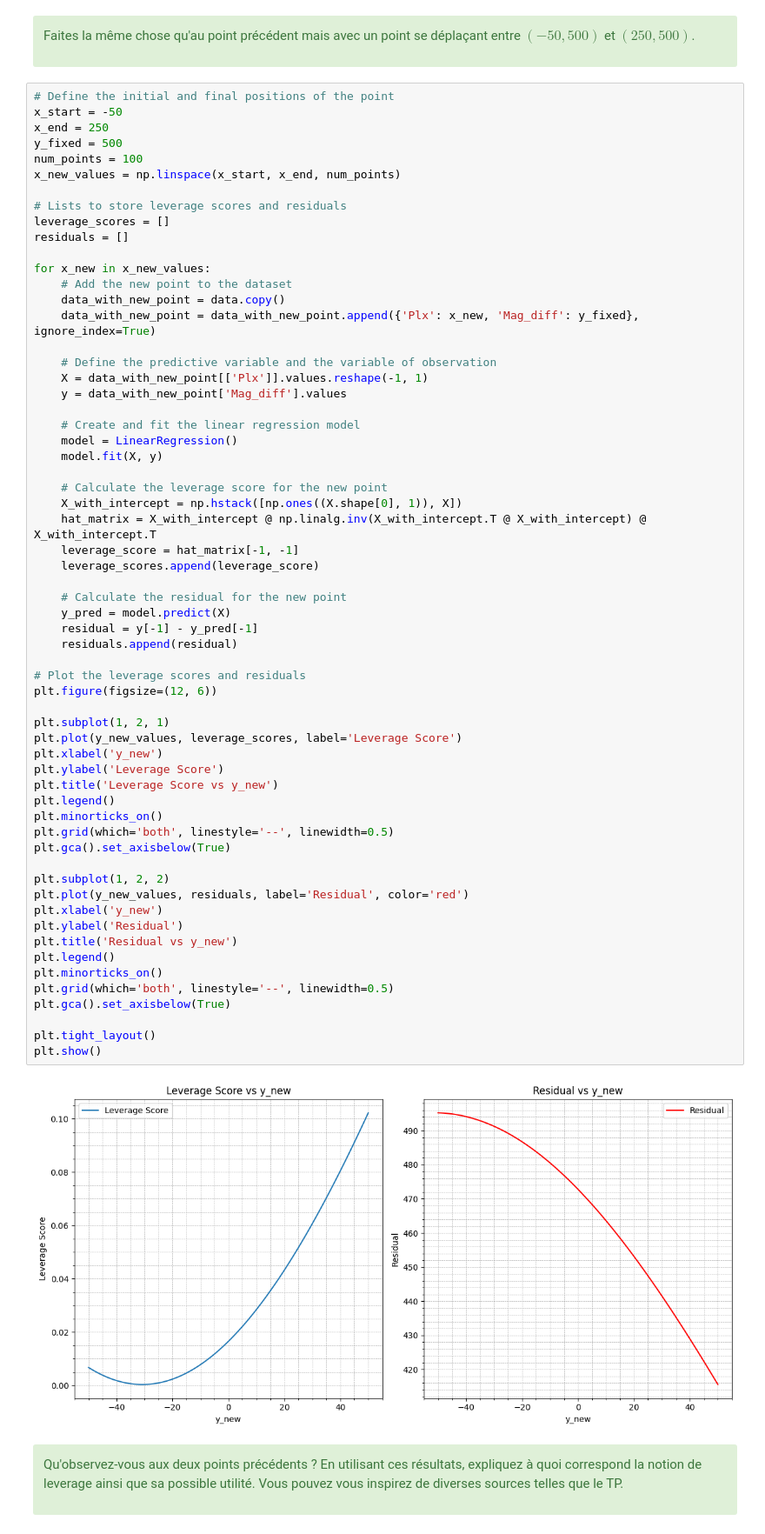
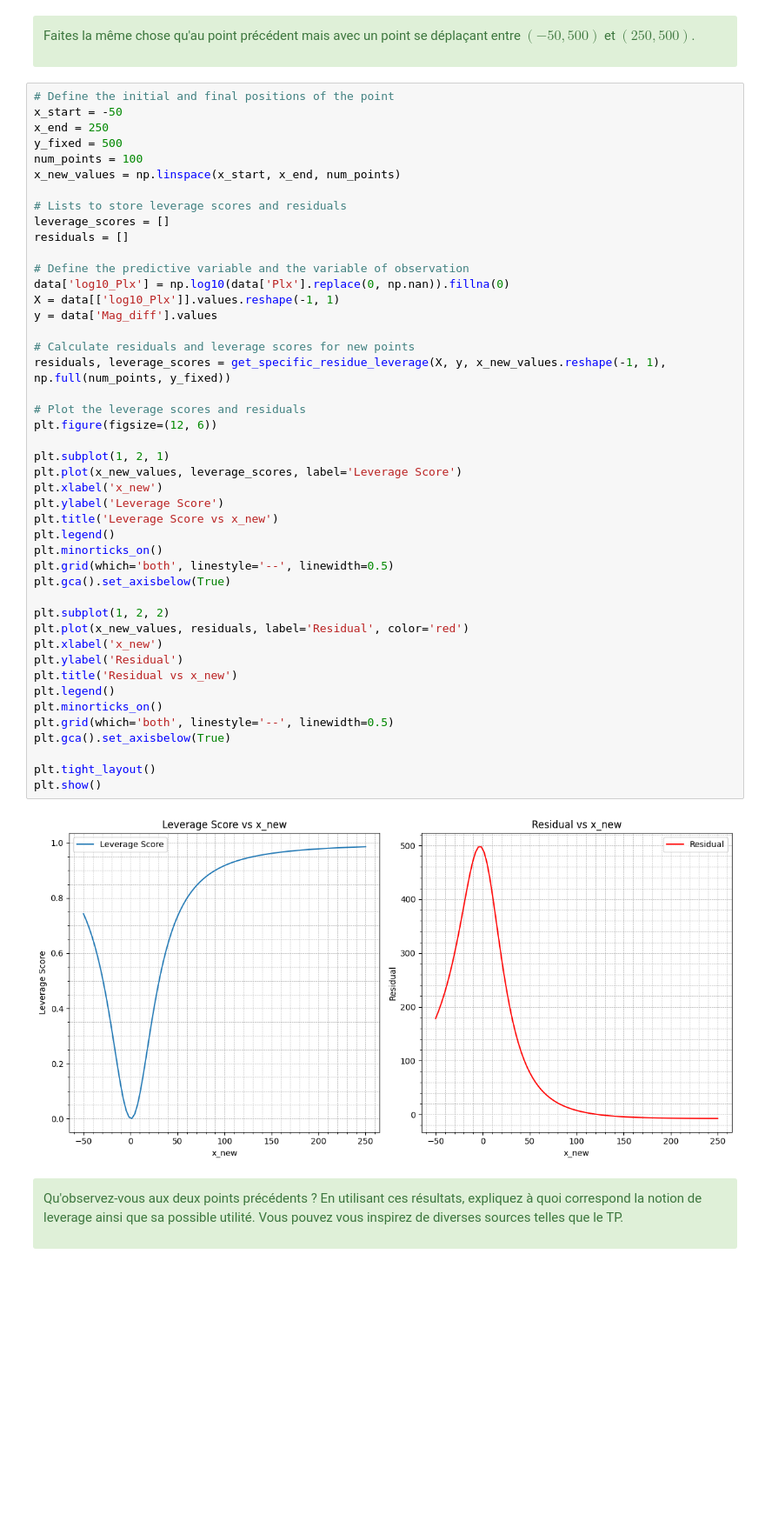
Before and after one commit to LeJzer03/Stat.-Devoir---Github, a Jupyter notebook: math0487_hw2.ipynb, the cells around one changed output. Shown at 87% size. Cells and saved outputs as stored; diff of their text form; blank space fills up the shorter version.

```diff
--- a/math0487_hw2.ipynb
+++ b/math0487_hw2.ipynb
@@ -719,62 +700,46 @@ x_end = 250
 y_fixed = 500
 num_points = 100
 x_new_values = np.linspace(x_start, x_end, num_points)
 
 # Lists to store leverage scores and residuals
 leverage_scores = []
 residuals = []
 
-for x_new in x_new_values:
-    # Add the new point to the dataset
-    data_with_new_point = data.copy()
-    data_with_new_point = data_with_new_point.append({'Plx': x_new, 'Mag_diff': y_fixed}, ignore_index=True)
+# Define the predictive variable and the variable of observation
+data['log10_Plx'] = np.log10(data['Plx'].replace(0, np.nan)).fillna(0)
+X = data[['log10_Plx']].values.reshape(-1, 1)
+y = data['Mag_diff'].values
 
-    # Define the predictive variable and the variable of observation
-    X = data_with_new_point[['Plx']].values.reshape(-1, 1)
-    y = data_with_new_point['Mag_diff'].values
-
-    # Create and fit the linear regression model
-    model = LinearRegression()
-    model.fit(X, y)
-
-    # Calculate the leverage score for the new point
-    X_with_intercept = np.hstack([np.ones((X.shape[0], 1)), X])
-    hat_matrix = X_with_intercept @ np.linalg.inv(X_with_intercept.T @ X_with_intercept) @ X_with_intercept.T
-    leverage_score = hat_matrix[-1, -1]
-    leverage_scores.append(leverage_score)
-
-    # Calculate the residual for the new point
-    y_pred = model.predict(X)
-    residual = y[-1] - y_pred[-1]
-    residuals.append(residual)
+# Calculate residuals and leverage scores for new points
+residuals, leverage_scores = get_specific_residue_leverage(X, y, x_new_values.reshape(-1, 1), np.full(num_points, y_fixed))
 
 # Plot the leverage scores and residuals
 plt.figure(figsize=(12, 6))
 
 plt.subplot(1, 2, 1)
-plt.plot(y_new_values, leverage_scores, label='Leverage Score')
-plt.xlabel('y_new')
+plt.plot(x_new_values, leverage_scores, label='Leverage Score')
+plt.xlabel('x_new')
 plt.ylabel('Leverage Score')
-plt.title('Leverage Score vs y_new')
+plt.title('Leverage Score vs x_new')
 plt.legend()
 plt.minorticks_on()
 plt.grid(which='both', linestyle='--', linewidth=0.5)
 plt.gca().set_axisbelow(True)
 
 plt.subplot(1, 2, 2)
-plt.plot(y_new_values, residuals, label='Residual', color='red')
-plt.xlabel('y_new')
+plt.plot(x_new_values, residuals, label='Residual', color='red')
+plt.xlabel('x_new')
 plt.ylabel('Residual')
-plt.title('Residual vs y_new')
+plt.title('Residual vs x_new')
 plt.legend()
 plt.minorticks_on()
 plt.grid(which='both', linestyle='--', linewidth=0.5)
 plt.gca().set_axisbelow(True)
 
 plt.tight_layout()
 plt.show()
 # %% [output]
-[figure, old version]
+[figure, new version]
 # %% [markdown]
 <div class="alert alert-block alert-success">
 
```
Also changed, not shown: parts of 5 cells of this notebook.
